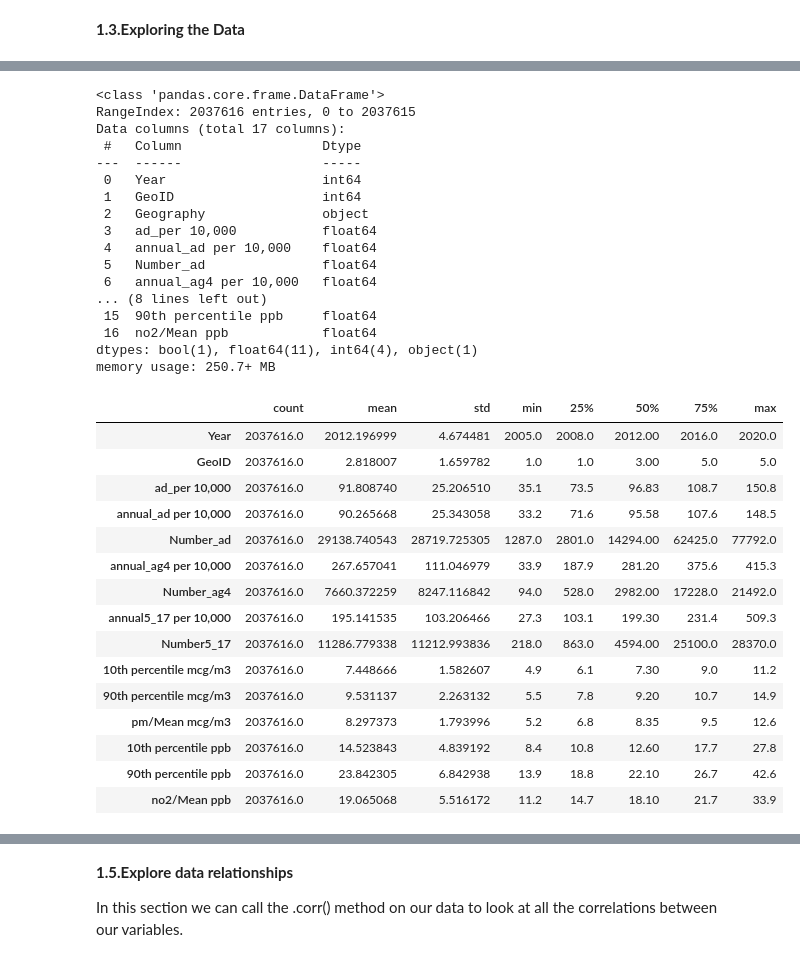
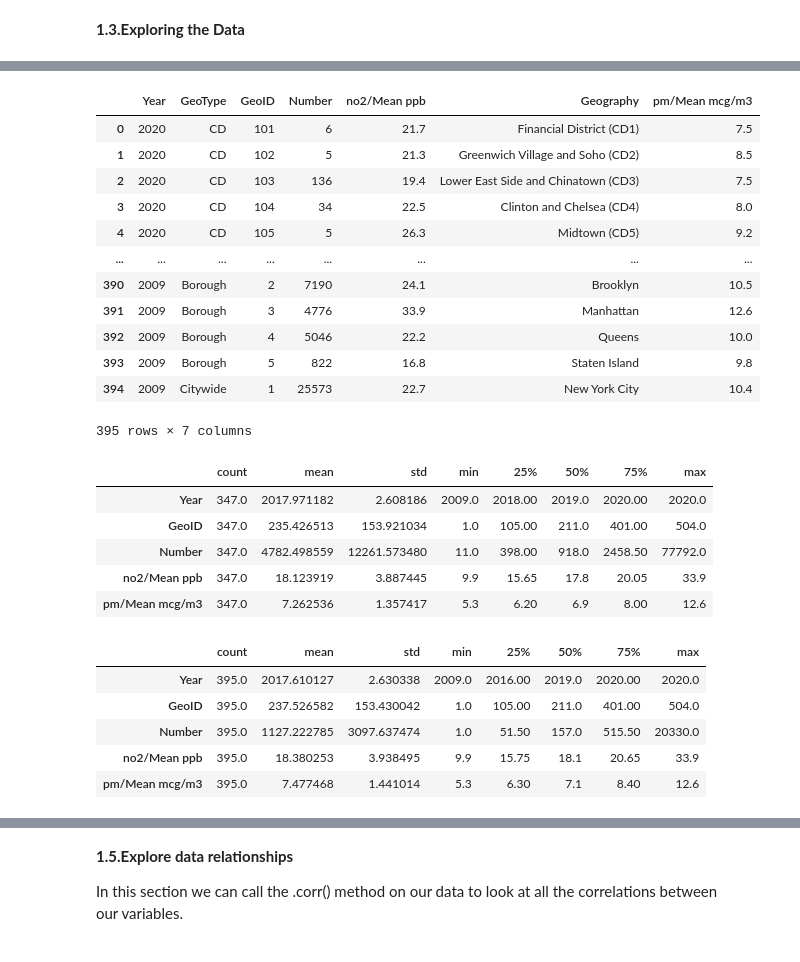
Before and after one commit to Mary080102/Capston-Two, a Jupyter notebook: Air quality- Exploratory Data Analysis.ipynb, the cells around one changed output, grey strips where cells are left out. Drawn from its saved outputs; the diff is of its cells as text; code cells hidden in the pictures.

```diff
--- a/Air quality- Exploratory Data Analysis.ipynb
+++ b/Air quality- Exploratory Data Analysis.ipynb
@@ -23,7 +23,16 @@ import seaborn as sns
 # %% [markdown]
 **1.2.Lod the Data**
 # %%
-df=pd.read_csv('/Users/marzieh/Desktop/springboard.class/Projects/Capston Two/Raw data/merge4_cleaned.csv')
+#Load data for "aa_no_pm" include asthma adults, NO2, PM2.5
+df1=pd.read_csv('https://raw.githubusercontent.com/Mary080102/Capston-Two/main/Raw%20data/aa_no_pm_cleaned.csv')
+
+#Load data for "aag4_no_pm" include asthma age 4 and under, NO2, PM2.5
+
+df2=pd.read_csv('https://raw.githubusercontent.com/Mary080102/Capston-Two/main/Raw%20data/aag4_no_pm_cleaned.csv')
+
+#Load data for "aa5_17_no_pm" include asthma age 5 to 17 , NO2, PM2.5
+
+df3=pd.read_csv('https://raw.githubusercontent.com/Mary080102/Capston-Two/main/Raw%20data/aa5_17_no_pm_cleaned.csv')
 # %% [markdown]
 **1.3.Exploring the Data**
 # %%
@@ -42,40 +70,35 @@ df.shape
-# %%
-df.info()
-# %% [output]
-<class 'pandas.core.frame.DataFrame'>
-RangeIndex: 2037616 entries, 0 to 2037615
-Data columns (total 17 columns):
- #   Column                  Dtype
----  ------                  -----
- 0   Year                    int64
- 1   GeoID                   int64
- 2   Geography               object
- 3   ad_per 10,000           float64
- 4   annual_ad per 10,000    float64
- 5   Number_ad               float64
- 6   annual_ag4 per 10,000   float64
-... (8 lines left out)
- 15  90th percentile ppb     float64
- 16  no2/Mean ppb            float64
-dtypes: bool(1), float64(11), int64(4), object(1)
-memory usage: 250.7+ MB
+# %%
+df3
+# %% [output]
+|  | Year | GeoType | GeoID | Number | no2/Mean ppb | Geography | pm/Mean mcg/m3 |
+| 0 | 2020 | CD | 101 | 6 | 21.7 | Financial District (CD1) | 7.5 |
+| 1 | 2020 | CD | 102 | 5 | 21.3 | Greenwich Village and Soho (CD2) | 8.5 |
+| 2 | 2020 | CD | 103 | 136 | 19.4 | Lower East Side and Chinatown (CD3) | 7.5 |
+| 3 | 2020 | CD | 104 | 34 | 22.5 | Clinton and Chelsea (CD4) | 8.0 |
+| 4 | 2020 | CD | 105 | 5 | 26.3 | Midtown (CD5) | 9.2 |
+| ... | ... | ... | ... | ... | ... | ... | ... |
+| 390 | 2009 | Borough | 2 | 7190 | 24.1 | Brooklyn | 10.5 |
+| 391 | 2009 | Borough | 3 | 4776 | 33.9 | Manhattan | 12.6 |
+| 392 | 2009 | Borough | 4 | 5046 | 22.2 | Queens | 10.0 |
+| 393 | 2009 | Borough | 5 | 822 | 16.8 | Staten Island | 9.8 |
+| 394 | 2009 | Citywide | 1 | 25573 | 22.7 | New York City | 10.4 |
+395 rows × 7 columns
 # %%
 #Summary Statistics Table
-df.describe().T
+df1.describe().T
 # %% [output]
 |  | count | mean | std | min | 25% | 50% | 75% | max |
-| Year | 2037616.0 | 2012.196999 | 4.674481 | 2005.0 | 2008.0 | 2012.00 | 2016.0 | 2020.0 |
-| GeoID | 2037616.0 | 2.818007 | 1.659782 | 1.0 | 1.0 | 3.00 | 5.0 | 5.0 |
-| ad_per 10,000 | 2037616.0 | 91.808740 | 25.206510 | 35.1 | 73.5 | 96.83 | 108.7 | 150.8 |
-| annual_ad per 10,000 | 2037616.0 | 90.265668 | 25.343058 | 33.2 | 71.6 | 95.58 | 107.6 | 148.5 |
-| Number_ad | 2037616.0 | 29138.740543 | 28719.725305 | 1287.0 | 2801.0 | 14294.00 | 62425.0 | 77792.0 |
-| annual_ag4 per 10,000 | 2037616.0 | 267.657041 | 111.046979 | 33.9 | 187.9 | 281.20 | 375.6 | 415.3 |
-| Number_ag4 | 2037616.0 | 7660.372259 | 8247.116842 | 94.0 | 528.0 | 2982.00 | 17228.0 | 21492.0 |
-| annual5_17 per 10,000 | 2037616.0 | 195.141535 | 103.206466 | 27.3 | 103.1 | 199.30 | 231.4 | 509.3 |
-| Number5_17 | 2037616.0 | 11286.779338 | 11212.993836 | 218.0 | 863.0 | 4594.00 | 25100.0 | 28370.0 |
-| 10th percentile mcg/m3 | 2037616.0 | 7.448666 | 1.582607 | 4.9 | 6.1 | 7.30 | 9.0 | 11.2 |
-| 90th percentile mcg/m3 | 2037616.0 | 9.531137 | 2.263132 | 5.5 | 7.8 | 9.20 | 10.7 | 14.9 |
-| pm/Mean mcg/m3 | 2037616.0 | 8.297373 | 1.793996 | 5.2 | 6.8 | 8.35 | 9.5 | 12.6 |
-| 10th percentile ppb | 2037616.0 | 14.523843 | 4.839192 | 8.4 | 10.8 | 12.60 | 17.7 | 27.8 |
-| 90th percentile ppb | 2037616.0 | 23.842305 | 6.842938 | 13.9 | 18.8 | 22.10 | 26.7 | 42.6 |
-| no2/Mean ppb | 2037616.0 | 19.065068 | 5.516172 | 11.2 | 14.7 | 18.10 | 21.7 | 33.9 |
+| Year | 347.0 | 2017.971182 | 2.608186 | 2009.0 | 2018.00 | 2019.0 | 2020.00 | 2020.0 |
+| GeoID | 347.0 | 235.426513 | 153.921034 | 1.0 | 105.00 | 211.0 | 401.00 | 504.0 |
+| Number | 347.0 | 4782.498559 | 12261.573480 | 11.0 | 398.00 | 918.0 | 2458.50 | 77792.0 |
+| no2/Mean ppb | 347.0 | 18.123919 | 3.887445 | 9.9 | 15.65 | 17.8 | 20.05 | 33.9 |
+| pm/Mean mcg/m3 | 347.0 | 7.262536 | 1.357417 | 5.3 | 6.20 | 6.9 | 8.00 | 12.6 |
+# %%
+df2.describe().T
+# %% [output]
+|  | count | mean | std | min | 25% | 50% | 75% | max |
+| Year | 395.0 | 2017.610127 | 2.630338 | 2009.0 | 2016.00 | 2019.0 | 2020.00 | 2020.0 |
+| GeoID | 395.0 | 237.526582 | 153.430042 | 1.0 | 105.00 | 211.0 | 401.00 | 504.0 |
+| Number | 395.0 | 1127.222785 | 3097.637474 | 1.0 | 51.50 | 157.0 | 515.50 | 20330.0 |
+| no2/Mean ppb | 395.0 | 18.380253 | 3.938495 | 9.9 | 15.75 | 18.1 | 20.65 | 33.9 |
+| pm/Mean mcg/m3 | 395.0 | 7.477468 | 1.441014 | 5.3 | 6.30 | 7.1 | 8.40 | 12.6 |
```
Also changed, not shown: parts of 31 cells of this notebook.
